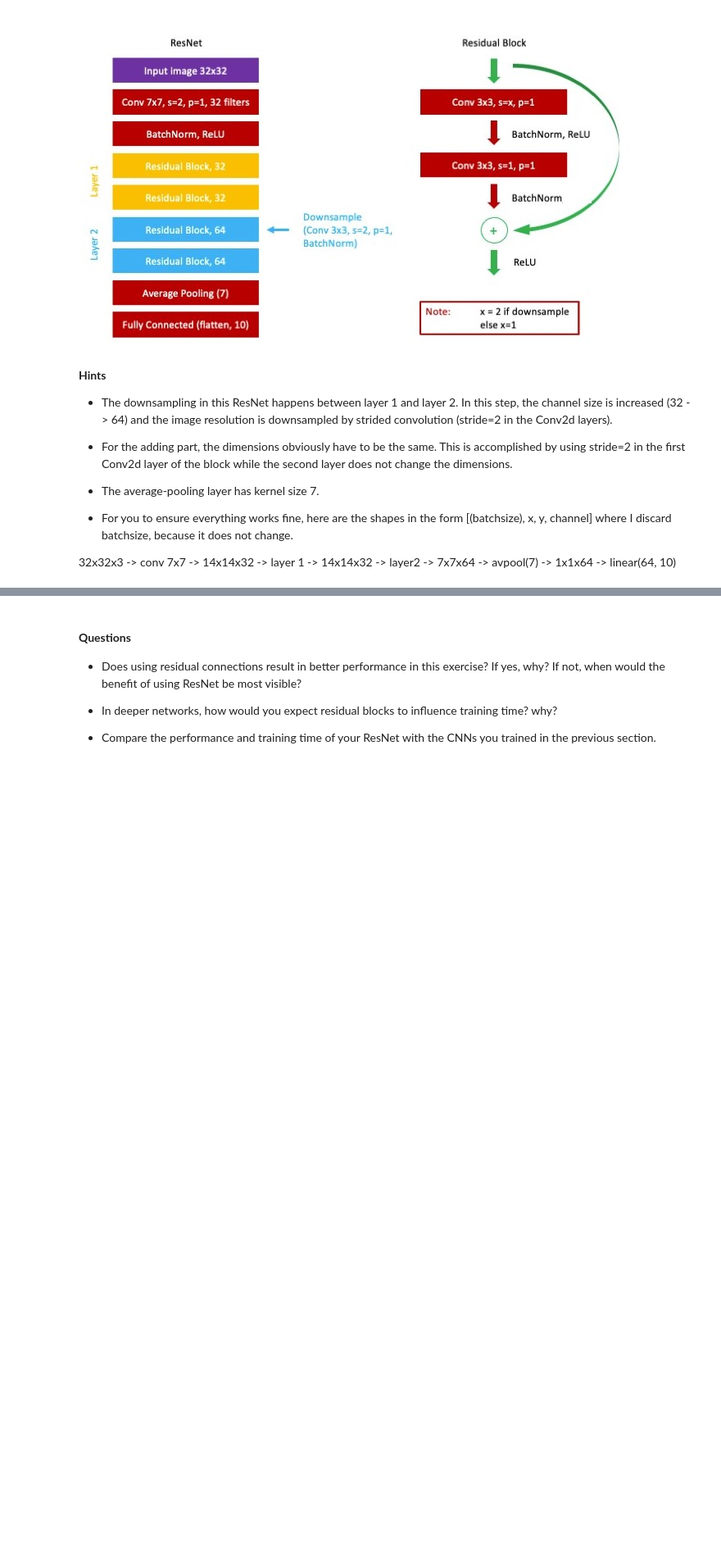
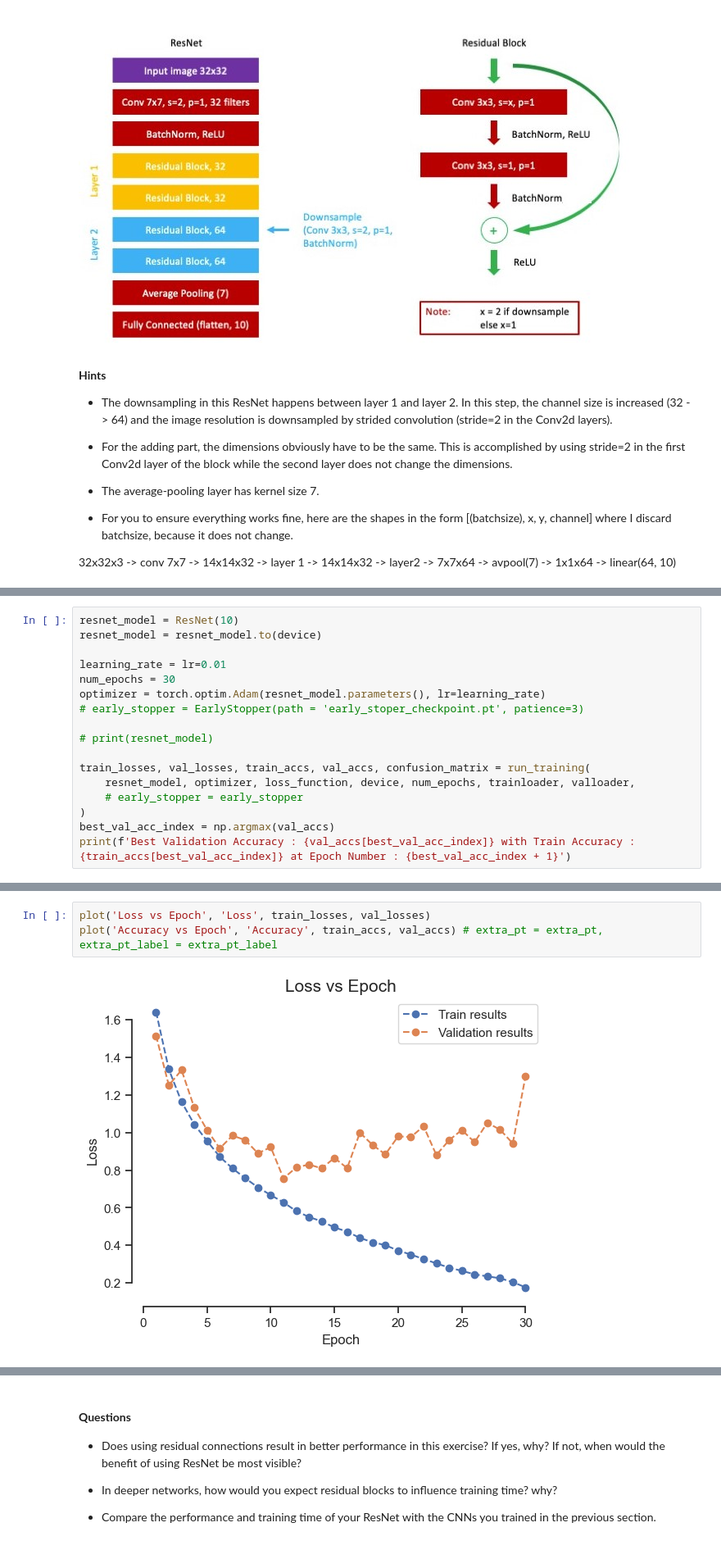
Before and after one commit to mak8427/Deep-Learning-Computer-Vision, a Jupyter notebook: madkour-mattioli-schellscheidt-2.ipynb, the cells around one changed output, grey strips where cells are left out. Shown at 82% size. Cells and saved outputs as stored; diff of their text form; blank space fills up the shorter version.

```diff
--- a/madkour-mattioli-schellscheidt-2.ipynb
+++ b/madkour-mattioli-schellscheidt-2.ipynb
@@ -538,0 +556,17 @@ class ResNet(nn.Module):
+# %%
+resnet_model = ResNet(10)
+resnet_model = resnet_model.to(device)
+
+learning_rate = lr=0.01
+num_epochs = 30
+optimizer = torch.optim.Adam(resnet_model.parameters(), lr=learning_rate)
+# early_stopper = EarlyStopper(path = 'early_stoper_checkpoint.pt', patience=3)
+
+# print(resnet_model)
+
+train_losses, val_losses, train_accs, val_accs, confusion_matrix = run_training(
+    resnet_model, optimizer, loss_function, device, num_epochs, trainloader, valloader,
+    # early_stopper = early_stopper
+)
+best_val_acc_index = np.argmax(val_accs)
+print(f'Best Validation Accuracy : {val_accs[best_val_acc_index]} with Train Accuracy : {train_accs[best_val_acc_index]} at Epoch Number : {best_val_acc_index + 1}')
@@ -538,0 +577,5 @@ class ResNet(nn.Module):
+# %%
+plot('Loss vs Epoch', 'Loss', train_losses, val_losses)
+plot('Accuracy vs Epoch', 'Accuracy', train_accs, val_accs) # extra_pt = extra_pt, extra_pt_label = extra_pt_label
+# %% [output]
+[figure, added]
```
Also changed, not shown: parts of 21 cells of this notebook, 1 other file.
